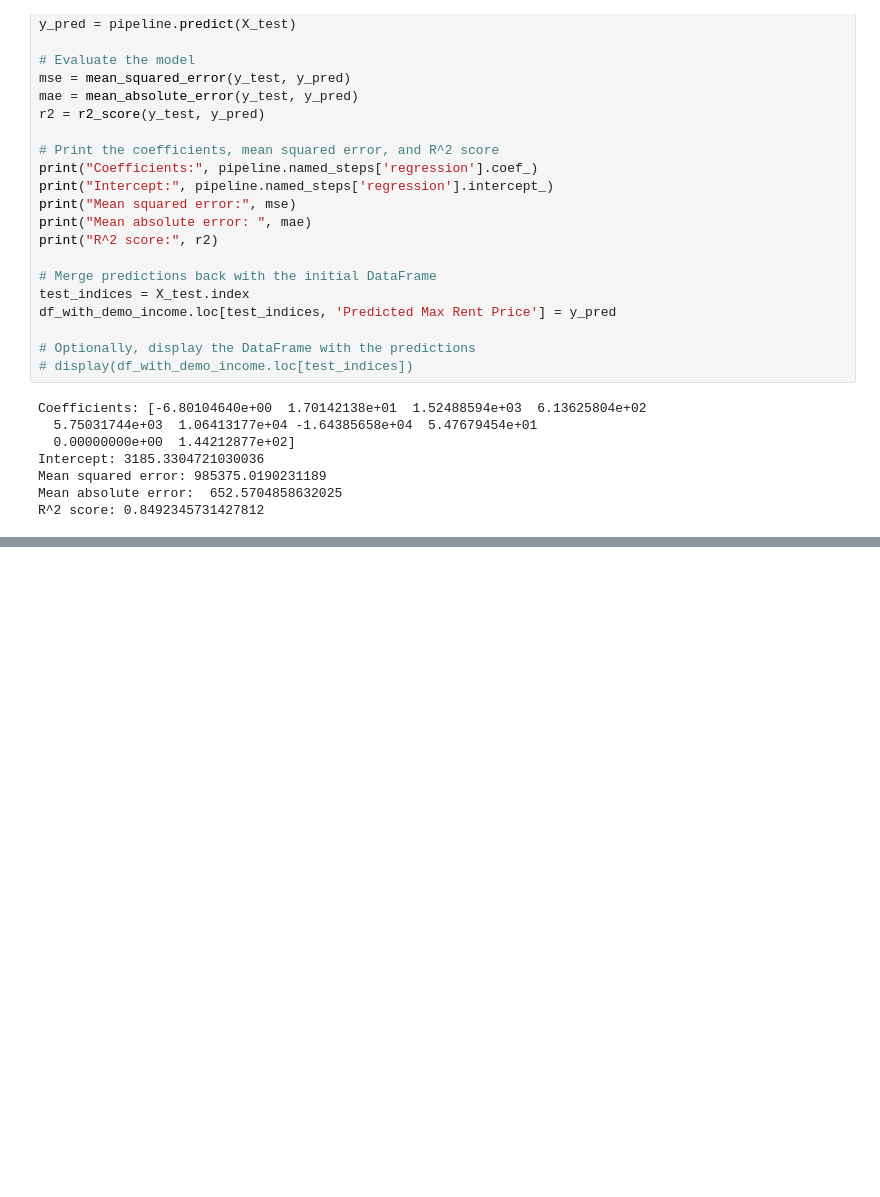
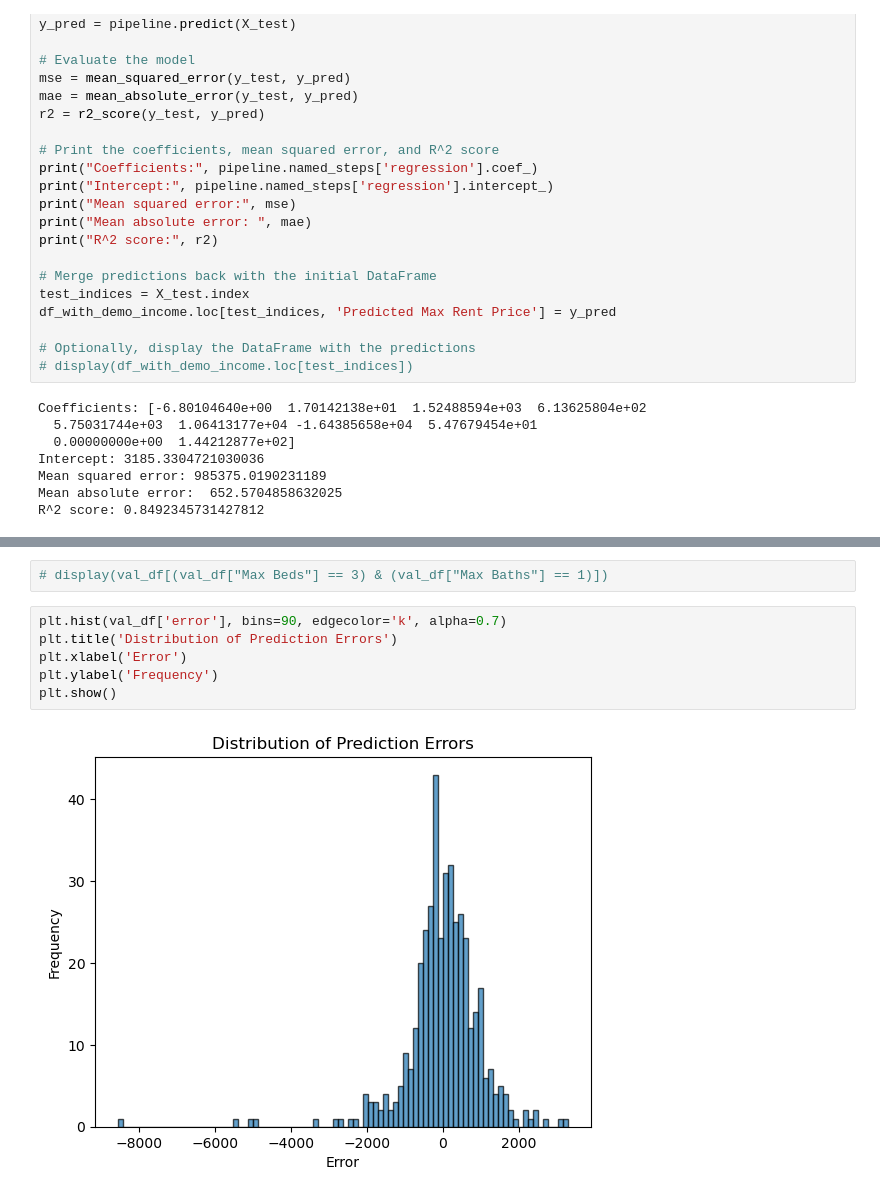
Before and after one commit to drago9773/stoebebirch, a Jupyter notebook: rent_prediction_exploration/rent_prediction_exploration.ipynb, the cells around one changed output, grey strips where cells are left out. Drawn from its saved outputs; the diff is of its cells as text; blank space fills up the shorter version.

```diff
--- a/rent_prediction_exploration/rent_prediction_exploration.ipynb
+++ b/rent_prediction_exploration/rent_prediction_exploration.ipynb
@@ -526,0 +580,10 @@ plt.plot([0, 10000], [0, 10000], 'k--', lw=2, label='y = x (Perfect Fit)')
+# %%
+# display(val_df[(val_df["Max Beds"] == 3) & (val_df["Max Baths"] == 1)])
+# %%
+plt.hist(val_df['error'], bins=90, edgecolor='k', alpha=0.7)
+plt.title('Distribution of Prediction Errors')
+plt.xlabel('Error')
+plt.ylabel('Frequency')
+plt.show()
+# %% [output]
+[figure, added]
```
Also changed, not shown: parts of 13 cells of this notebook, 1 other file.
